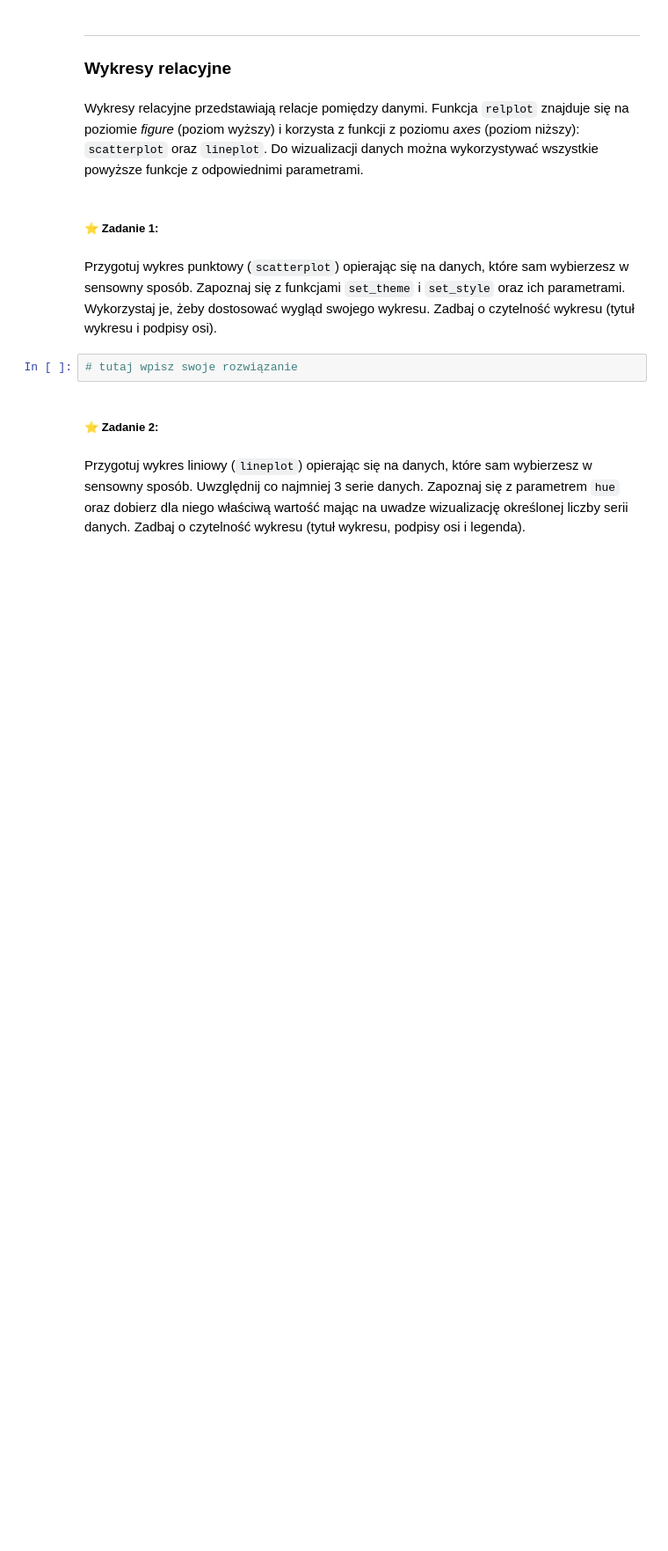
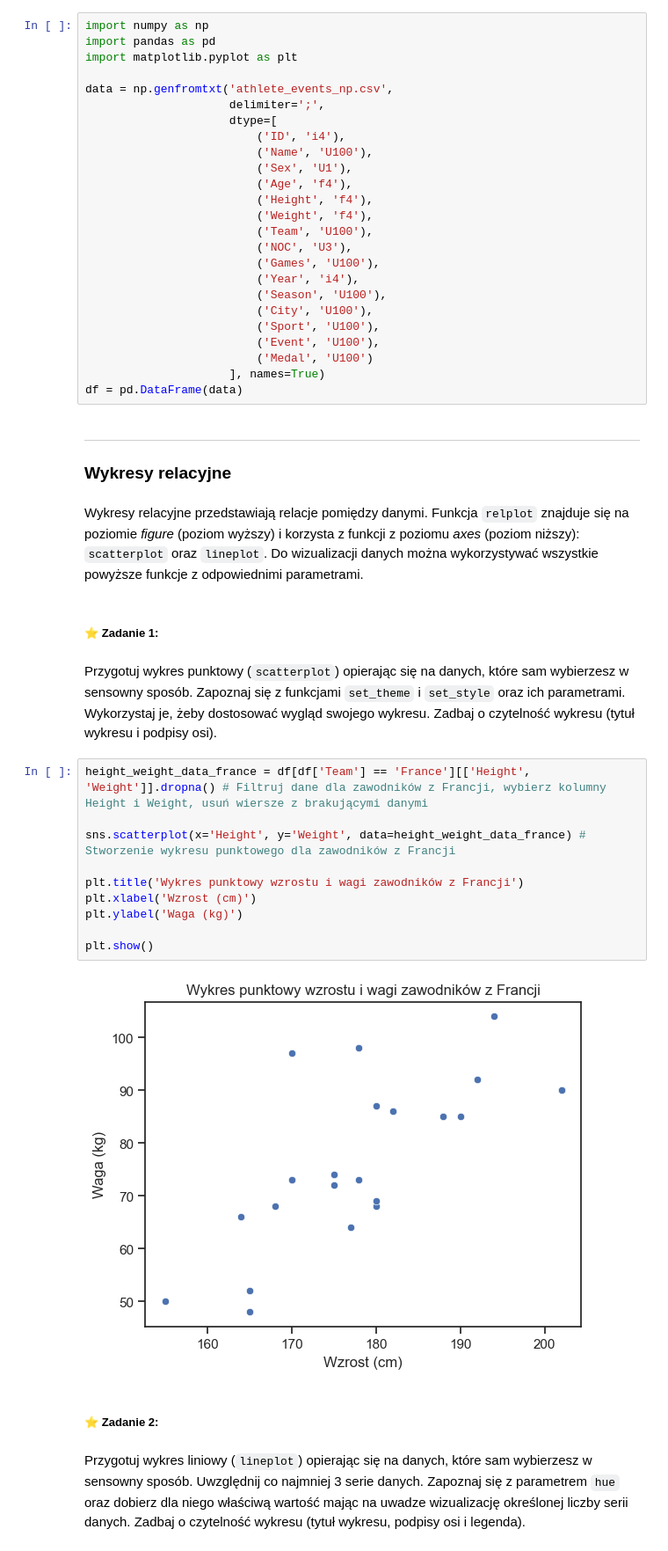
Before and after one commit to kambed/DataVisualization, a Jupyter notebook: seaborn.ipynb, the cells around one changed output. Shown: that part at 88% size. Drawn from its saved outputs; the diff is of its cells as text; blank space fills up the shorter version.

```diff
--- a/seaborn.ipynb
+++ b/seaborn.ipynb
@@ -11,3 +7,28 @@ import matplotlib.pyplot as plt
+# %%
+import numpy as np
+import pandas as pd
+import matplotlib.pyplot as plt
+
+data = np.genfromtxt('athlete_events_np.csv',
+                     delimiter=';',
+                     dtype=[
+                         ('ID', 'i4'),
+                         ('Name', 'U100'),
+                         ('Sex', 'U1'),
+                         ('Age', 'f4'),
+                         ('Height', 'f4'),
+                         ('Weight', 'f4'),
+                         ('Team', 'U100'),
+                         ('NOC', 'U3'),
+                         ('Games', 'U100'),
+                         ('Year', 'i4'),
+                         ('Season', 'U100'),
+                         ('City', 'U100'),
+                         ('Sport', 'U100'),
+                         ('Event', 'U100'),
+                         ('Medal', 'U100')
+                     ], names=True)
+df = pd.DataFrame(data)
 # %% [markdown]
 --------------------
 ### Wykresy relacyjne
@@ -17,8 +38,18 @@ Wykresy relacyjne przedstawiają relacje pomiędzy danymi. Funkcja `relplot` zna
 ##### ⭐ Zadanie 1:
 # %% [markdown]
 Przygotuj wykres punktowy (`scatterplot`) opierając się na danych, które sam wybierzesz w sensowny sposób. Zapoznaj się z funkcjami `set_theme` i `set_style` oraz ich parametrami. Wykorzystaj je, żeby dostosować wygląd swojego wykresu. Zadbaj o czytelność wykresu (tytuł wykresu i podpisy osi).
-# %%
-# tutaj wpisz swoje rozwiązanie
+# %%
+height_weight_data_france = df[df['Team'] == 'France'][['Height', 'Weight']].dropna() # Filtruj dane dla zawodników z Francji, wybierz kolumny Height i Weight, usuń wiersze z brakującymi danymi
+
+sns.scatterplot(x='Height', y='Weight', data=height_weight_data_france) # Stworzenie wykresu punktowego dla zawodników z Francji
+
+plt.title('Wykres punktowy wzrostu i wagi zawodników z Francji')
+plt.xlabel('Wzrost (cm)')
+plt.ylabel('Waga (kg)')
+
+plt.show()
+# %% [output]
+[figure, added]
 # %% [markdown]
 ##### ⭐ Zadanie 2:
 # %% [markdown]
```
Also changed, not shown: parts of 13 cells of this notebook, 1 other file.
